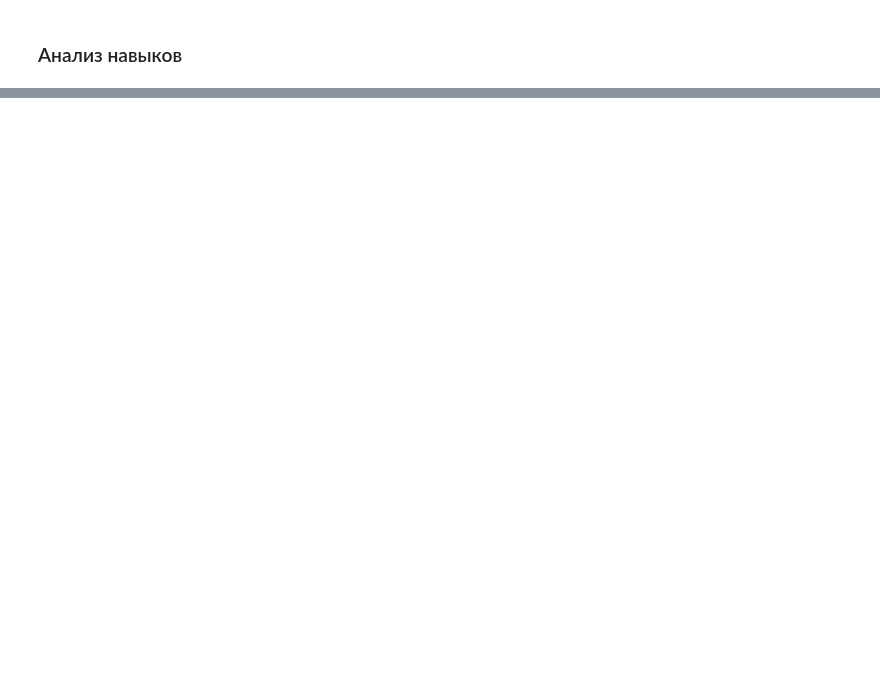
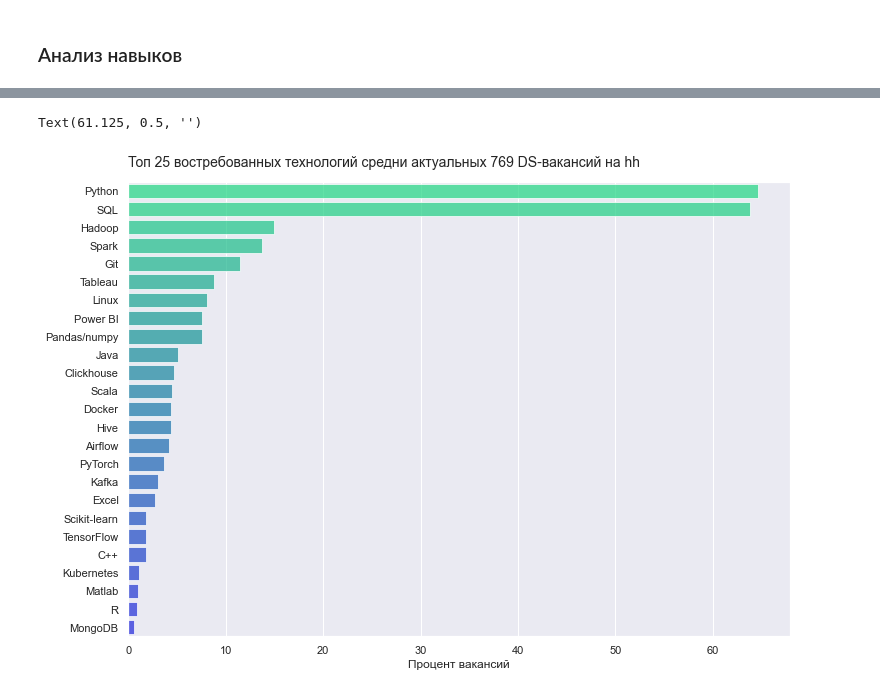
Before and after one commit to loverberg/skillsDS, a Jupyter notebook: hh_analytics.ipynb, the cells around one changed output, grey strips where cells are left out. Cells and saved outputs as stored; diff of their text form; code cells hidden in the pictures; blank space fills up the shorter version.

Commit message:
rating_skills

```diff
--- a/hh_analytics.ipynb
+++ b/hh_analytics.ipynb
@@ -224,0 +193,15 @@ Name: Keys, Length: 2000, dtype: object
+# %%
+def get_keyword_df(df, keywords):
+    for keyword, keywords_to_search in keywords.items():
+        keywords_regex = '|'.join(keywords_to_search)
+        df[keyword] = df['Keys'].str.contains(keywords_regex, regex=True)
+    keywords_df = pd.DataFrame(columns=['keyword', 'number'])
+    for keyword in list(keywords.keys()):
+        keywords_df = keywords_df.append({'keyword': keyword, 'number': len(df[df[keyword]])}, ignore_index=True)
+    keywords_df = keywords_df.sort_values(by=['number'], ascending=False).reset_index(drop=True)
+    keywords_df['perc'] = keywords_df['number'] / len(df) * 100
+    return keywords_df
+# %%
+da_de_ds['Keys'] = df.Keys.str.lower()
+keyword_df = get_keyword_df(da_de_ds, skills).head(25)
+skills_list = [i for i in keyword_df['keyword'].values]
@@ -224,0 +220,11 @@ Name: Keys, Length: 2000, dtype: object
+# %%
+fig, ax = plt.subplots(1, 1, figsize=(10,7))
+fig.tight_layout(w_pad=5)
+
+sns.barplot(ax = ax, data=keyword_df, x='perc', y='keyword', palette=sns.color_palette('winter_r', 25), alpha=0.7)
+ax.set_title(label=f'Топ 25 востребованных технологий средни актуальных {len(da_de_ds)} DS-вакансий на hh', loc='left', size=14, pad=15)
+ax.set_xlabel('Процент вакансий')
+ax.set_ylabel('')
+# %% [output]
+Text(61.125, 0.5, '')
+[figure, added]
```
Also changed, not shown: parts of 6 cells of this notebook.
